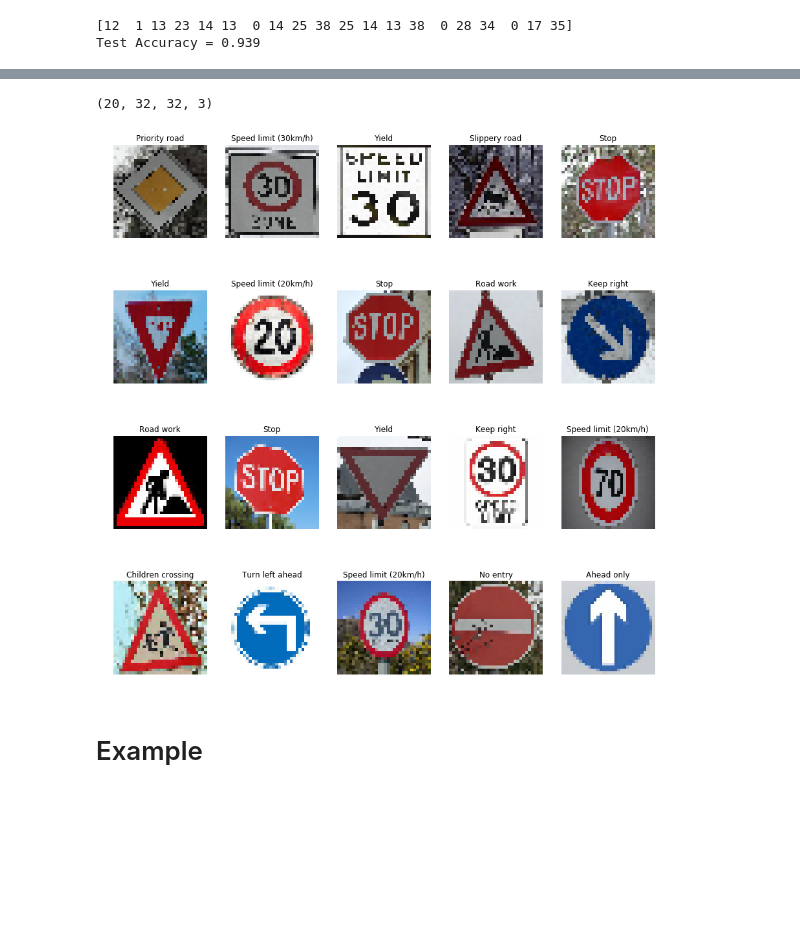
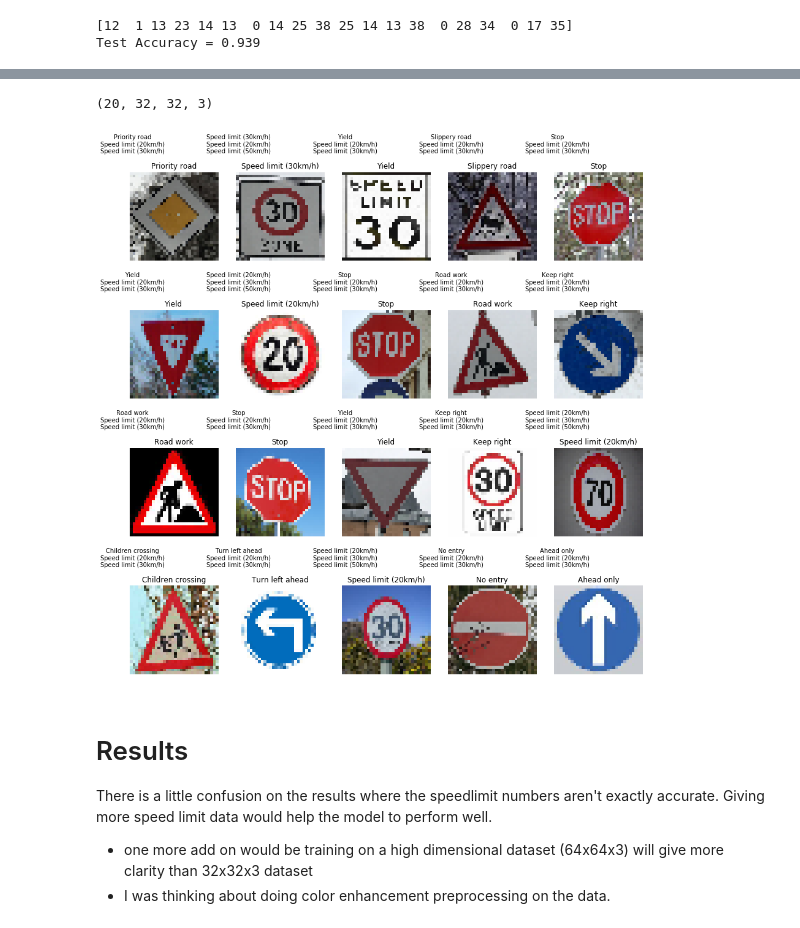
Before and after one commit to surjithbs17/TrafficSignClassification, a Jupyter notebook: TrafficSignClassification.ipynb, the cells around one changed output, grey strips where cells are left out. Saved outputs shown, nothing was run; the diff lists cells and outputs as text; code cells hidden in the pictures; blank space fills up the shorter version.

```diff
--- a/TrafficSignClassification.ipynb
+++ b/TrafficSignClassification.ipynb
@@ -374,7 +363,8 @@ test_images = []
 test_y = np.array([29,9,36,25,28])
 path = './test/'
 prediction = tf.argmax(logits, 1)
-
+softmax_logits = tf.nn.softmax(logits)
+top_k = tf.nn.top_k(softmax_logits, k=5)
 
 
 for image in os.listdir(path):
@@ -393,6 +383,7 @@ with tf.Session() as sess:
     test_accuracy = evaluate(X_test, y_test)
     #realImage_accuracy = evaluate(test_images, test_y)
     output = sess.run(prediction,feed_dict={x:test_images,keep_prob:1.0})
+    output_top_k = sess.run(top_k,feed_dict={x:test_images,keep_prob:1.0})
     print(output)
     #print(X_test.shape)
     #print(X_test[0],y_test)
@@ -411,33 +430,44 @@ import matplotlib.pyplot as plt
 signnames = {}
 
 with open('signnames.csv', 'rt') as csvfile:
     signreader = csv.reader(csvfile)
     for x in signreader:
         signnames[x[0]] = x[1]
 
 test_images = []
 path = './test/'
 
 plt.figure(figsize=(15, 20))
 
 for image in os.listdir(path):
     img = cv2.imread(path + image)
     img = cv2.resize(img, (32,32))
     img = cv2.cvtColor(img, cv2.COLOR_BGR2RGB)
     test_images.append(img)
 
 test_images = np.array(test_images)
 test_images = test_images/255
 print(test_images.shape)
 for i, image in enumerate(test_images):
     grid = plt.subplot(len(test_images)/4,5,i+1)
     grid.imshow(image), plt.axis('off')
     grid.set_title(signnames[str(output[i])])
+    txt = ""
+    for j in range(3):
+        txt += signnames[str(output_top_k[1][i][j])]
+        txt += "\n"
+    txt += "\n\n"
+    grid.text(0.6, 0.5,txt,
+     horizontalalignment='center')
 
 
 plt.show()
 # %% [output]
 (20, 32, 32, 3)
-[figure, old version]
+[figure, new version]
-# %% [markdown]
-# Example
+# %% [markdown]
+# Results
+There is a little confusion on the results where the speedlimit numbers aren't exactly accurate. Giving more speed limit data would help the model to perform well.
+
+- one more add on would be training on a high dimensional dataset (64x64x3) will give more clarity than 32x32x3 dataset
+- I was thinking about doing color enhancement preprocessing on the data.
```
Also changed, not shown: parts of 12 cells of this notebook, 7 other files.
